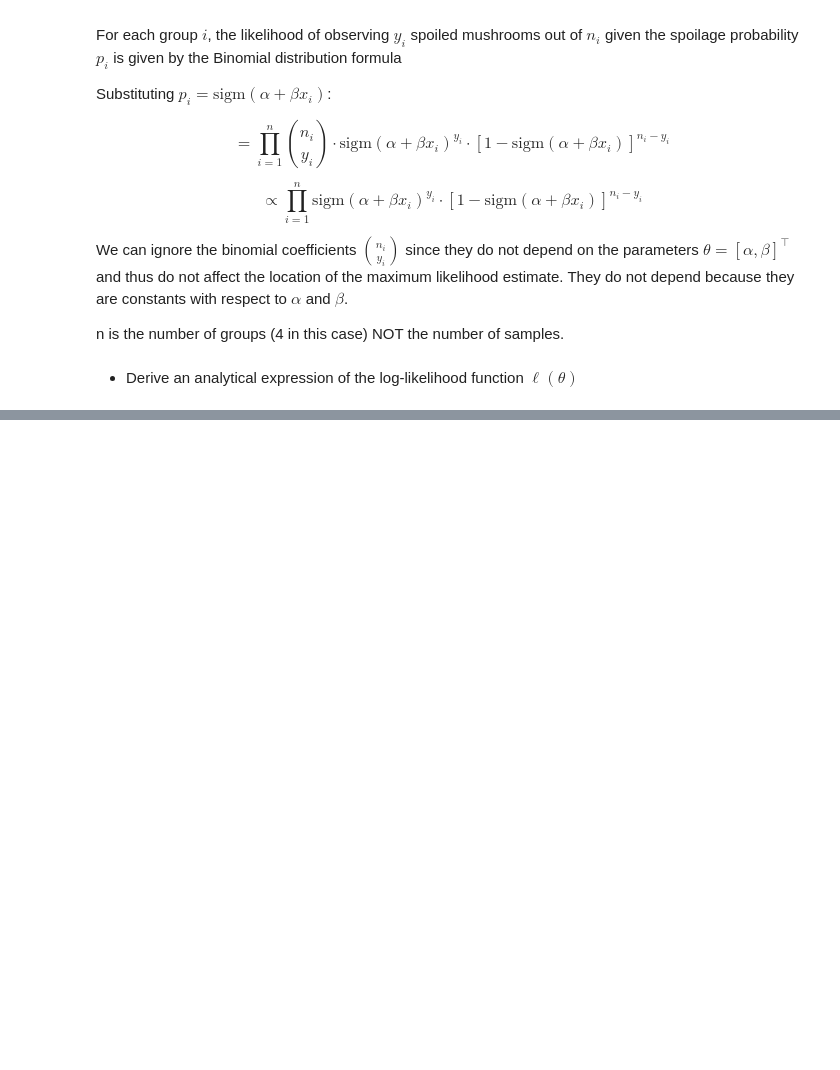
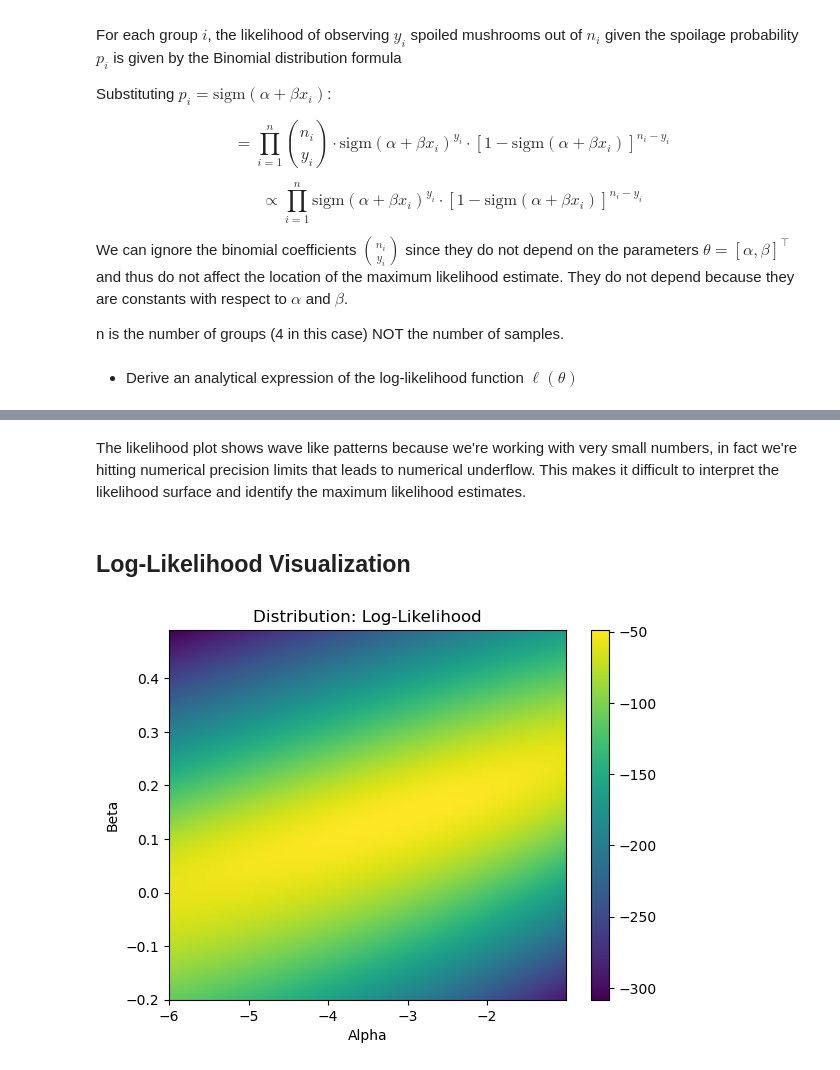
Before and after one commit to FedericoGritti/probabilistic_mushroom_spoilage_model, a Jupyter notebook: carnio_gritti.ipynb, the cells around one changed output, grey strips where cells are left out. Drawn from its saved outputs; the diff is of its cells as text; code cells hidden in the pictures; blank space fills up the shorter version.

```diff
--- a/carnio_gritti.ipynb
+++ b/carnio_gritti.ipynb
@@ -149,0 +234,8 @@ def sigmoid(z):
+# %% [markdown]
+The likelihood plot shows wave like patterns because we're working with very small numbers, in fact we're hitting numerical precision limits that leads to numerical underflow. This makes it difficult to interpret the likelihood surface and identify the maximum likelihood estimates.
+# %% [markdown]
+## Log-Likelihood Visualization
+# %%
+lg_grid = display_distribution(log_lik, a_prior, b_prior, func_name='Log-Likelihood')
+# %% [output]
+[figure, added]
```
Also changed, not shown: parts of 17 cells of this notebook.
